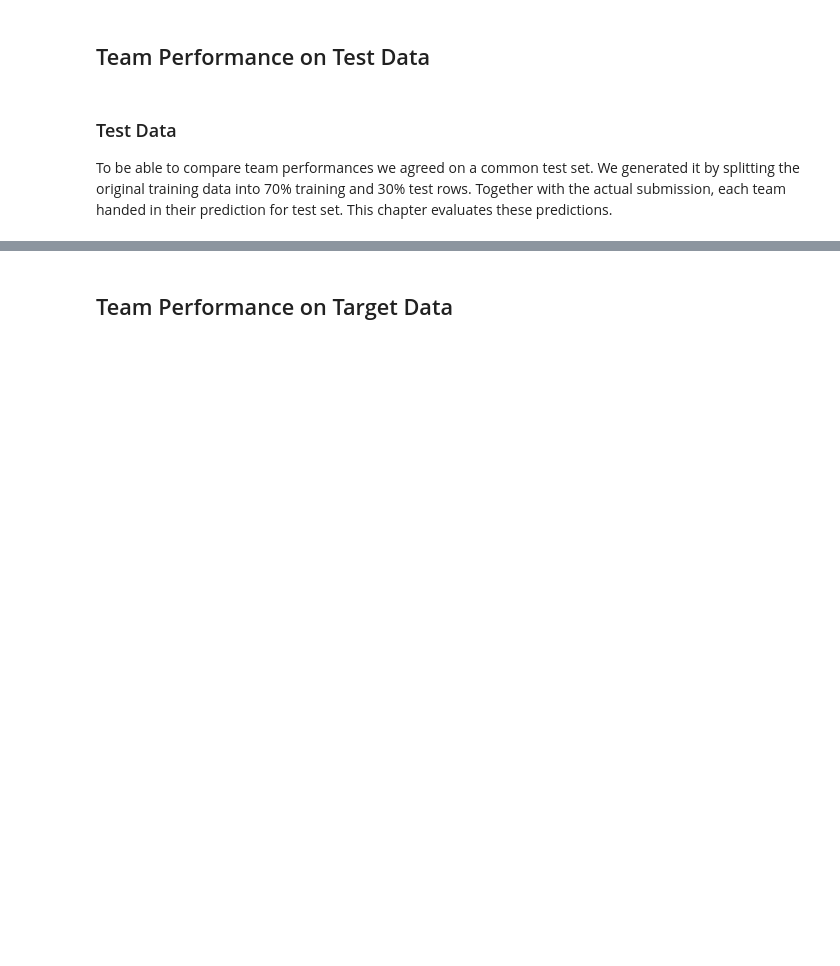
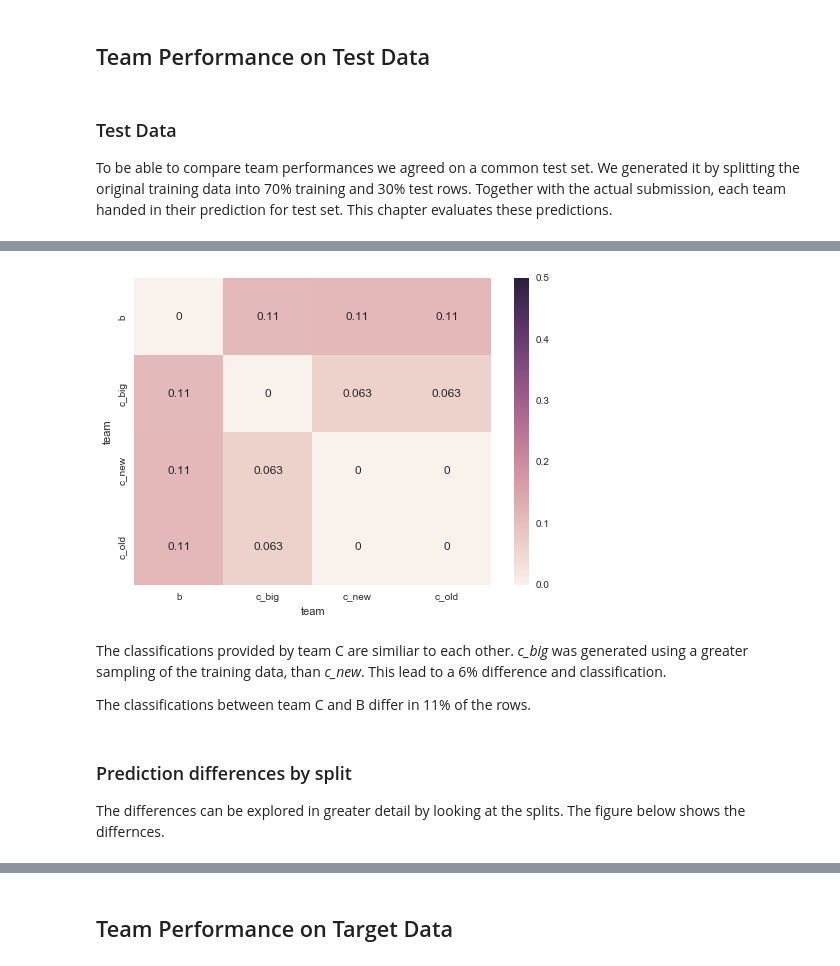
Before and after one commit to busfahren/dmc-results, a Jupyter notebook: merge.ipynb, the cells around one changed output, grey strips where cells are left out. Drawn from its saved outputs; the diff is of its cells as text; code cells hidden in the pictures; blank space fills up the shorter version.

```diff
--- a/merge.ipynb
+++ b/merge.ipynb
@@ -48,0 +52,11 @@ df2 = load.prediction(team2)
+# %%
+ax = sns.heatmap(differences, vmin=0, vmax=0.5, annot=True)
+# %% [output]
+[figure, added]
+# %% [markdown]
+The classifications provided by team C are similiar to each other. *c_big* was generated using a greater sampling of the training data, than *c_new*. This lead to a 6% difference and classification.
+
+The classifications between team C and B differ in 11% of the rows.
+# %% [markdown]
+### Prediction differences by split
+The differences can be explored in greater detail by looking at the splits. The figure below shows the differnces.
```
Also changed, not shown: parts of 22 cells of this notebook, 2 other files.
